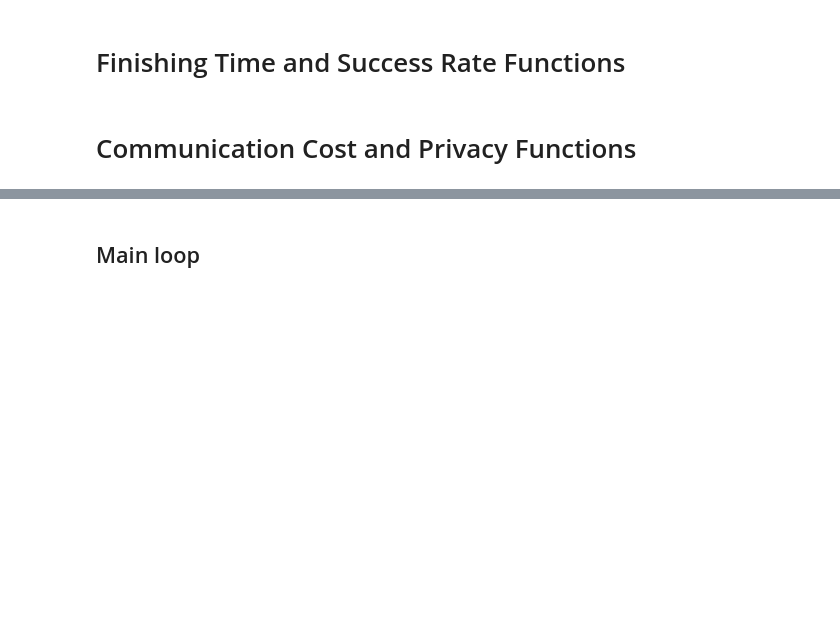
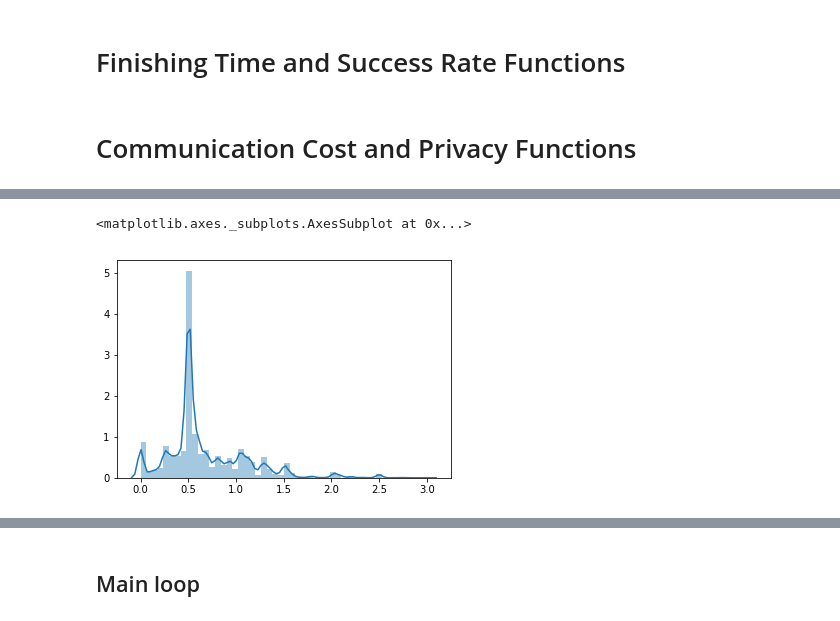
Before and after one commit to edcafenet/data_analysis_merkle_tree_experiments, a Jupyter notebook: ROSBAG Analysis (Real-robot experiments).ipynb, the cells around one changed output, grey strips where cells are left out. Saved outputs shown, nothing was run; the diff lists cells and outputs as text; code cells hidden in the pictures; blank space fills up the shorter version.

```diff
--- a/ROSBAG Analysis (Real-robot experiments).ipynb
+++ b/ROSBAG Analysis (Real-robot experiments).ipynb
@@ -161,0 +283,5 @@ def PrivacyCoefficient(INITIAL_ID, NUMBER_OF_ROBOTS, NUMBER_OF_LEAVES, DF):
+# %%
+sns.distplot(av)
+# %% [output]
+<matplotlib.axes._subplots.AxesSubplot at 0x...>
+[figure, added]
```
Also changed, not shown: parts of 19 cells of this notebook, 2 other files.
